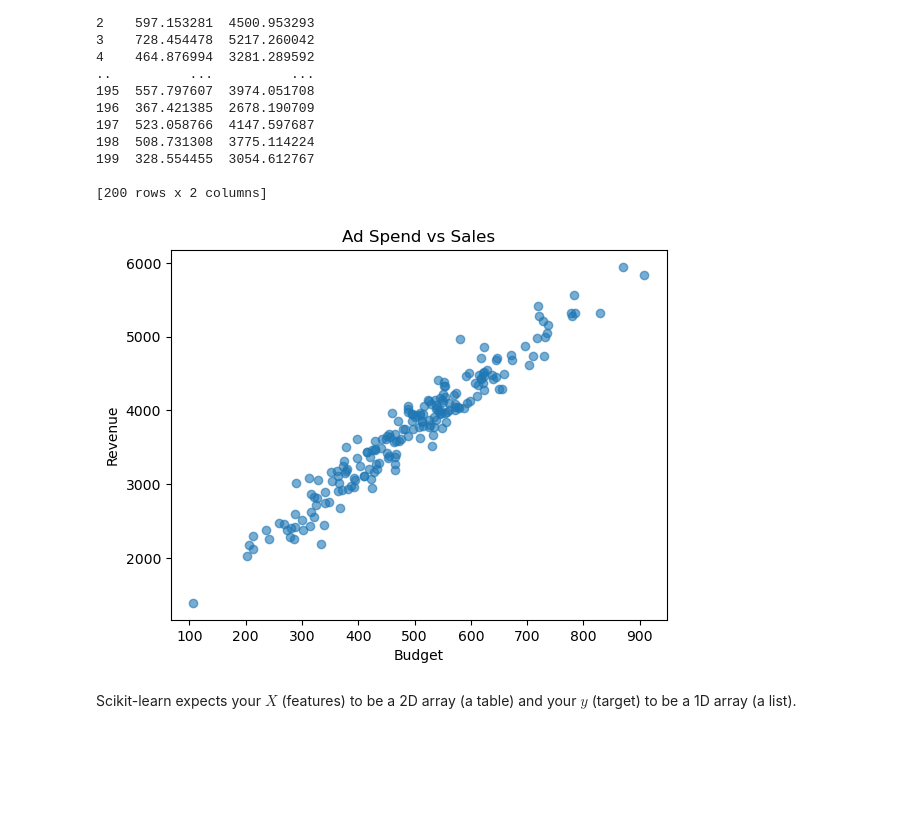
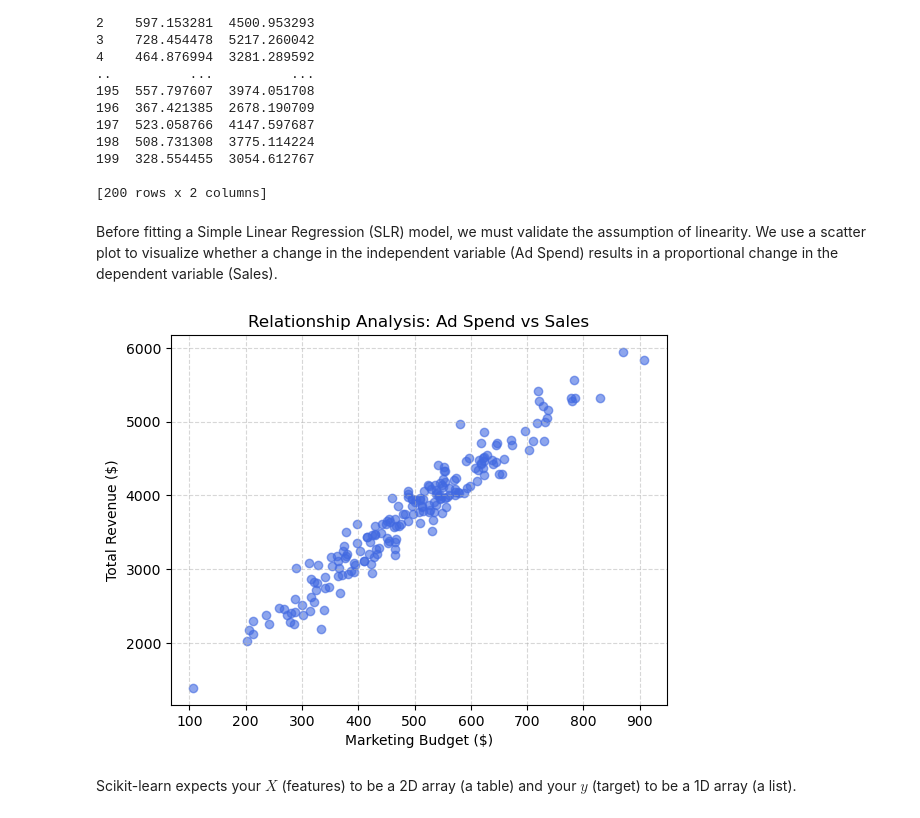
Before and after one commit to prajwal-sv/Marketing-ROI-Predictor-Simple-Linear-Regression-Project, a Jupyter notebook: notebook/project.ipynb, the cells around one changed output. Drawn from its saved outputs; the diff is of its cells as text; code cells hidden in the pictures; blank space fills up the shorter version.

```diff
--- a/notebook/project.ipynb
+++ b/notebook/project.ipynb
@@ -47,14 +47,30 @@ print(df)
 199  328.554455  3054.612767
 
 [200 rows x 2 columns]
+# %% [markdown]
+Before fitting a Simple Linear Regression (SLR) model, we must validate the assumption of linearity. We use a scatter plot to visualize whether a change in the independent variable (Ad Spend) results in a proportional change in the dependent variable (Sales).
 # %%
-plt.scatter(df.Ad_Spend, df.sales , alpha=0.6)
-plt.title("Ad Spend vs Sales")
-plt.xlabel("Budget")
-plt.ylabel("Revenue")
+import matplotlib.pyplot as plt
+
+# --- Visualizing the Relationship ---
+
+# Create a scatter plot to check for linearity
+# x = Independent variable (Ad Spend), y = Dependent variable (Sales)
+# alpha=0.6 makes the dots slightly transparent to see overlapping points better
+plt.scatter(df.Ad_Spend, df.sales, alpha=0.6, color='royalblue')
+
+# Set the title and axis labels for clarity
+plt.title("Relationship Analysis: Ad Spend vs Sales")
+plt.xlabel("Marketing Budget ($)")
+plt.ylabel("Total Revenue ($)")
+
+# Draw a grid to make reading values easier (standard in professional plots)
+plt.grid(True, linestyle='--', alpha=0.5)
+
+# Display the plot window
 plt.show()
 # %% [output]
-[figure, old version]
+[figure, new version]
 # %% [markdown]
 Scikit-learn expects your $X$ (features) to be a 2D array (a table) and your $y$ (target) to be a 1D array (a list).
 # %%
```
Also changed, not shown: parts of 3 cells of this notebook.
